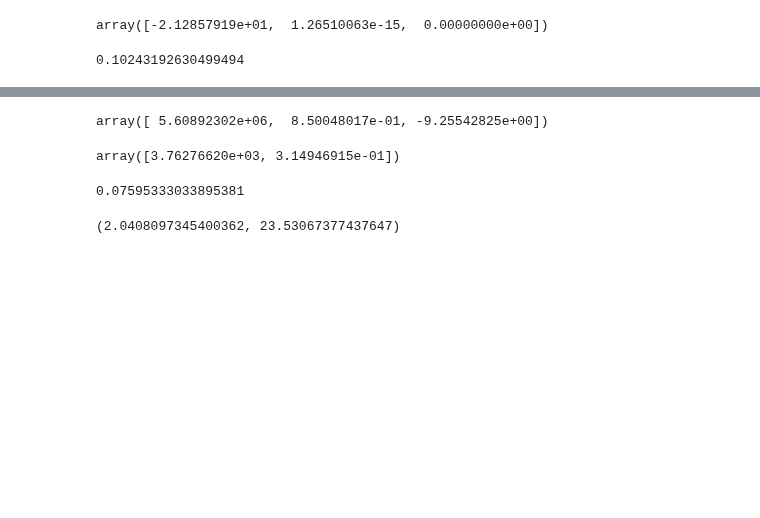
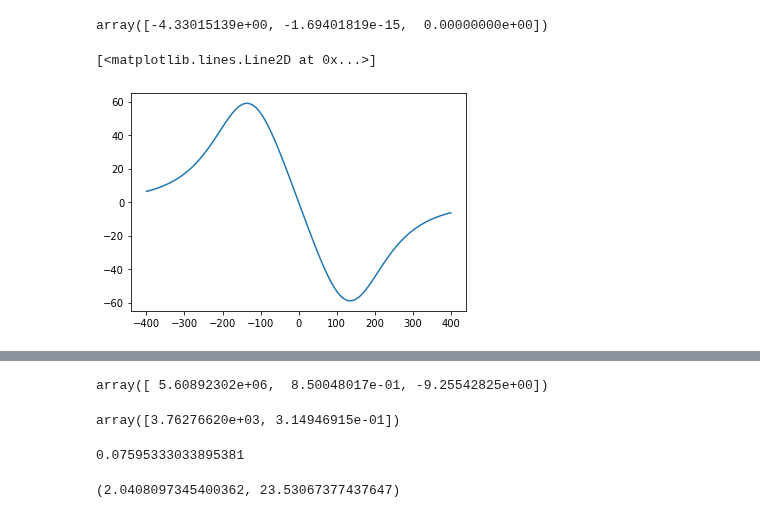
Before and after one commit to DongkyuLim/MgF-simulation, a Jupyter notebook: Practice Note in here.ipynb, the cells around one changed output, grey strips where cells are left out. Cells and saved outputs as stored; diff of their text form; code cells hidden in the pictures; blank space fills up the shorter version.

```diff
--- a/Practice Note in here.ipynb
+++ b/Practice Note in here.ipynb
@@ -202,11 +139,40 @@ def B_func(R:np.array):
     if abs(R[2])>0.2/x0 or abs(R[1])>0.4/x0 or abs(R[0])>0.4/x0:
         return np.zeros(3,)
     return np.array([Bx(R),By(R),Bz(R)]).reshape(-1)
-# %%
-B_func(np.array([1203456,0,0]))
-# %% [output]
-array([-2.12857919e+01,  1.26510063e-15,  0.00000000e+00])
-# %%
-x0*1791257.3736310778
-# %% [output]
-0.10243192630499494
+# %%
+xs = np.linspace(-0.4,0.4,101)/x0
+ys = np.linspace(-0.4,0.4,101)/x0
+
+X,Y = np.meshgrid(xs,ys,sparse=1,indexing="xy")
+
+it = np.nditer([X,Y],flags = ["refs_ok","multi_index"],op_flags = ["readonly","readonly"])
+
+B = np.zeros((3,101,101))
+
+for xx,yy in tqdm(it):
+    temp = Coil_field(13.07847565871,np.array([xx,yy,0.]))
+    xind,yind = it.multi_index
+    B[0][xind,yind] = temp[0]
+    B[1][xind,yind] = temp[1]
+
+Bx = interp2d(xs,ys,B[0])
+By = interp2d(xs,ys,B[1])
+# %%
+def B_func(R:np.array):
+    return np.concatenate((Bx(R[0],R[1]),By(R[0],R[1]),np.zeros(1,)),axis=0)
+# %%
+B_func(np.array([123456,0.,0]))
+# %% [output]
+array([-4.33015139e+00, -1.69401819e-15,  0.00000000e+00])
+# %%
+def Bx_approx(x):
+    return B_func(np.array([x,0.,0.]))[0]
+
+Bx_approx_v = np.vectorize(Bx_approx)
+
+fig, ax = plt.subplots(1,1)
+
+ax.plot(xs*x0*1000,Bx_approx_v(xs))
+# %% [output]
+[<matplotlib.lines.Line2D at 0x...>]
+[figure, added]
```
Also changed, not shown: parts of 28 cells of this notebook, 9 other files.
